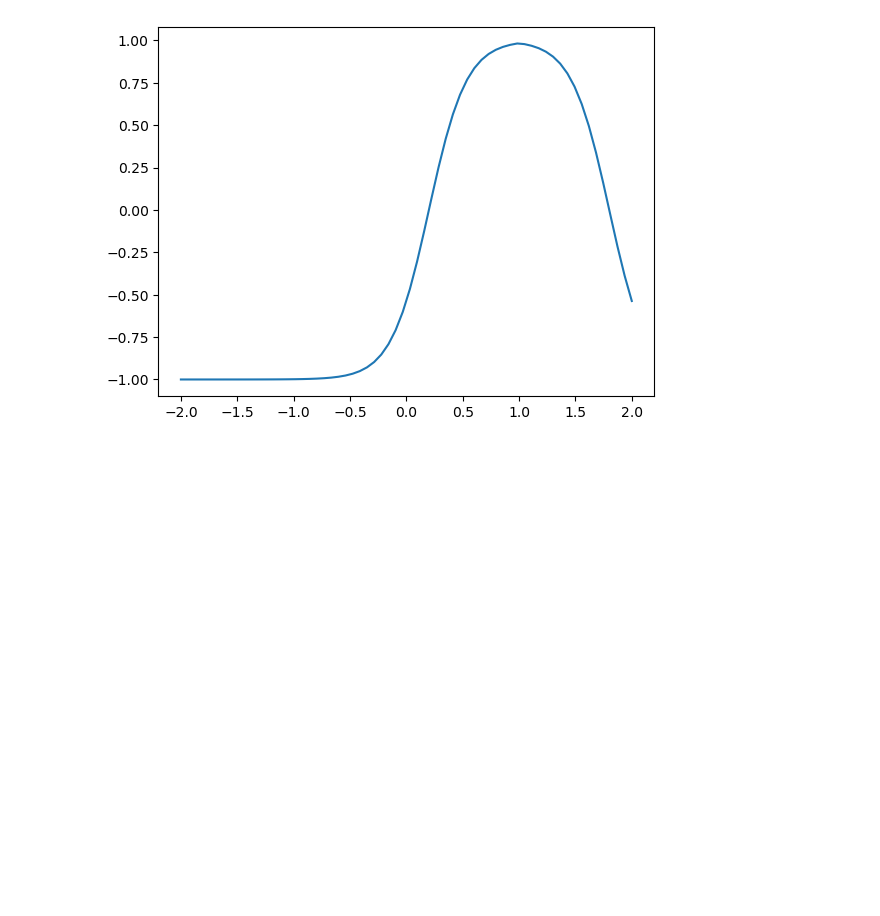
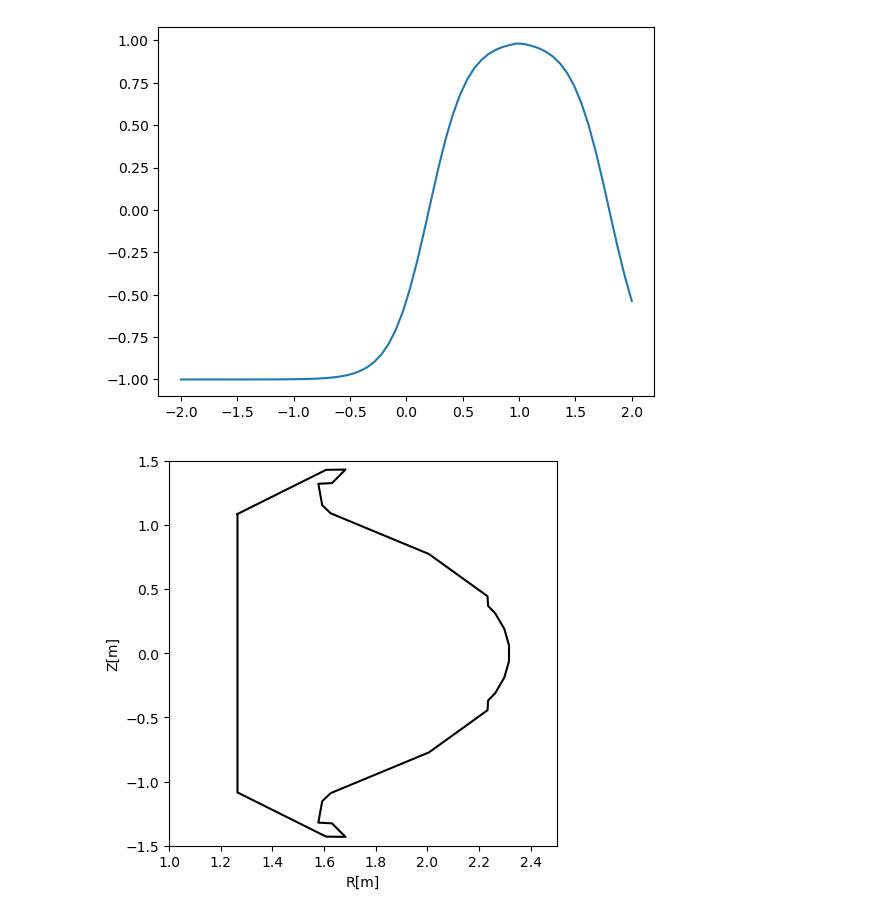
Before and after one commit to ZINZINBIN/RL-based-Reactor-Design-Optimization, a Jupyter notebook: analysis.ipynb, the cells around one changed output. Drawn from its saved outputs; the diff is of its cells as text; code cells hidden in the pictures; blank space fills up the shorter version.

Commit message:
update code: plot designed tokamak on poloidal plane

```diff
--- a/analysis.ipynb
+++ b/analysis.ipynb
@@ -221,3 +221,70 @@ plt.plot(x,y)
 # %% [output]
 [<matplotlib.lines.Line2D at 0x...>]
 [figure]
+# %%
+# Draw KSTAR-configuration
+import matplotlib.pyplot as plt
+from matplotlib.pyplot import Axes
+
+PF_coils = {
+    "P1L":[0.57, -0.25],
+    "P1U":[0.57, 0.25],
+    "P2L":[0.57, -0.7],
+    "P2U":[0.57, 0.7],
+    "P3L":[0.57, -1.00],
+    "P3U":[0.57, 1.00],
+    "P4L":[0.57, -1.26],
+    "P4U":[0.57, 1.26],
+    "P5L":[1.09, -2.30],
+    "P5U":[1.09, 2.30],
+    "P6L":[3.09, -1.92],
+    "P6U":[3.09, 1.92],
+    "P7L":[3.73, -0.98],
+    "P7U":[3.73, 0.98],
+}
+
+import numpy as np
+
+limiter_shape = np.array([
+    [ 1.265,  1.085],
+    [ 1.608,  1.429],
+    [ 1.683,  1.431],
+    [ 1.631,  1.326],
+    [ 1.578,  1.32 ],
+    [ 1.593,  1.153],
+    [ 1.626,  1.09 ],
+    [ 2.006,  0.773],
+    [ 2.233,  0.444],
+    [ 2.235,  0.369],
+    [ 2.263,  0.31 ],
+    [ 2.298,  0.189],
+    [ 2.316,  0.062],
+    [ 2.316, -0.062],
+    [ 2.298, -0.189],
+    [ 2.263, -0.31 ],
+    [ 2.235, -0.369],
+    [ 2.233, -0.444],
+    [ 2.006, -0.773],
+    [ 1.626, -1.09 ],
+    [ 1.593, -1.153],
+    [ 1.578, -1.32 ],
+    [ 1.631, -1.326],
+    [ 1.683, -1.431],
+    [ 1.608, -1.429],
+    [ 1.265, -1.085],
+    [ 1.265,  1.085]
+])
+
+def draw_KSTAR_limiter(ax:Axes):
+    ax.plot(limiter_shape[:,0], limiter_shape[:,1], 'black')
+    ax.set_xlim([1.0, 2.5])
+    ax.set_ylim([-1.5, 1.5])
+    ax.set_xlabel('R[m]')
+    ax.set_ylabel('Z[m]')
+    return ax
+
+fig = plt.figure(figsize = (5, 5))
+ax = fig.add_subplot()
+ax = draw_KSTAR_limiter(ax)
+# %% [output]
+[figure, added]
```
Also changed, not shown: parts of 1 cell of this notebook, 1 other file.
